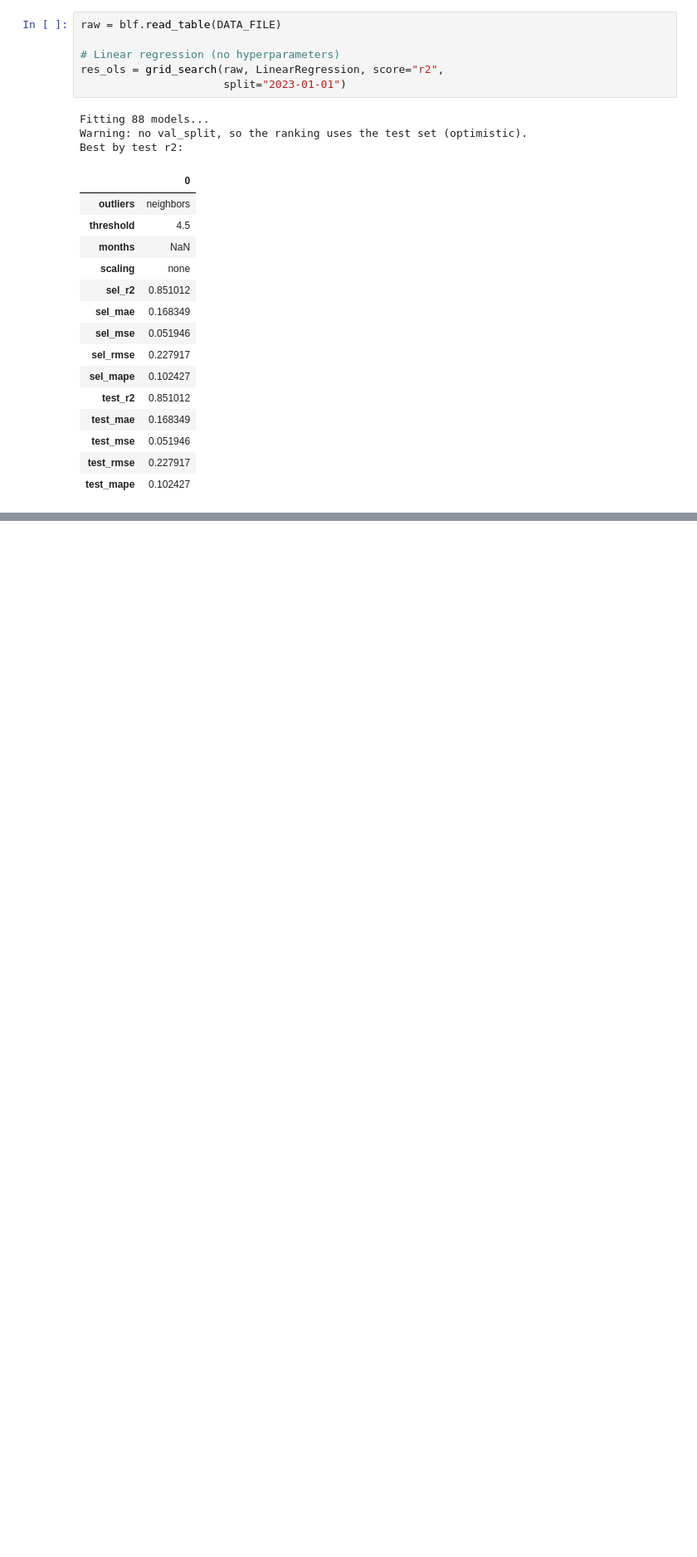
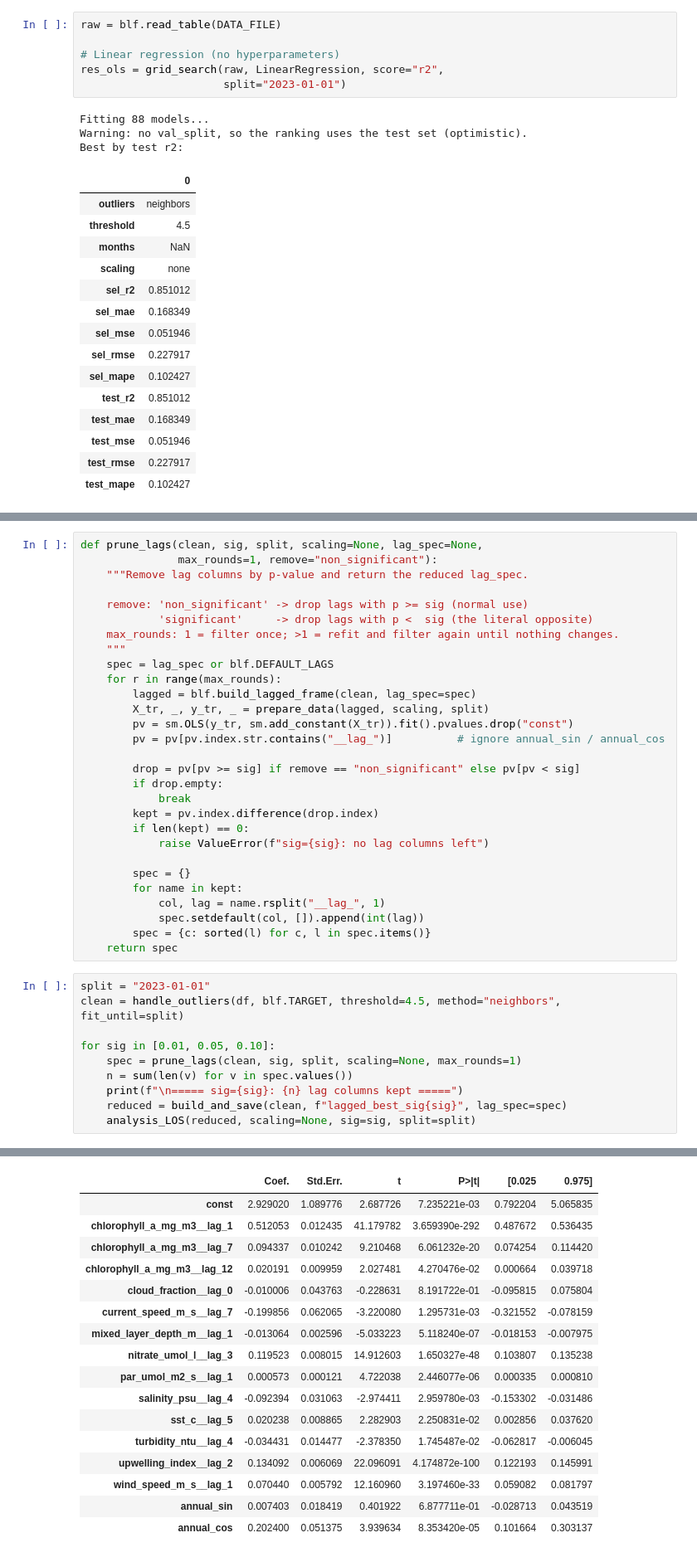
Before and after one commit to margaridardsf/Projeto-Machine-Learning, a Jupyter notebook: project_part1/training_code/experiencias3.ipynb, the cells around one changed output, grey strips where cells are left out. Shown at 83% size. Drawn from its saved outputs; the diff is of its cells as text; blank space fills up the shorter version.

```diff
--- a/project_part1/training_code/experiencias3.ipynb
+++ b/project_part1/training_code/experiencias3.ipynb
@@ -1127,0 +1187,40 @@ Best by test r2:
+# %%
+def prune_lags(clean, sig, split, scaling=None, lag_spec=None,
+               max_rounds=1, remove="non_significant"):
+    """Remove lag columns by p-value and return the reduced lag_spec.
+
+    remove: 'non_significant' -> drop lags with p >= sig (normal use)
+            'significant'     -> drop lags with p <  sig (the literal opposite)
+    max_rounds: 1 = filter once; >1 = refit and filter again until nothing changes.
+    """
+    spec = lag_spec or blf.DEFAULT_LAGS
+    for r in range(max_rounds):
+        lagged = blf.build_lagged_frame(clean, lag_spec=spec)
+        X_tr, _, y_tr, _ = prepare_data(lagged, scaling, split)
+        pv = sm.OLS(y_tr, sm.add_constant(X_tr)).fit().pvalues.drop("const")
+        pv = pv[pv.index.str.contains("__lag_")]          # ignore annual_sin / annual_cos
+
+        drop = pv[pv >= sig] if remove == "non_significant" else pv[pv < sig]
+        if drop.empty:
+            break
+        kept = pv.index.difference(drop.index)
+        if len(kept) == 0:
+            raise ValueError(f"sig={sig}: no lag columns left")
+
+        spec = {}
+        for name in kept:
+            col, lag = name.rsplit("__lag_", 1)
+            spec.setdefault(col, []).append(int(lag))
+        spec = {c: sorted(l) for c, l in spec.items()}
+    return spec
+# %%
+split = "2023-01-01"
+clean = handle_outliers(df, blf.TARGET, threshold=4.5, method="neighbors", fit_until=split)
+
+for sig in [0.01, 0.05, 0.10]:
+    spec = prune_lags(clean, sig, split, scaling=None, max_rounds=1)
+    n = sum(len(v) for v in spec.values())
+    print(f"\n===== sig={sig}: {n} lag columns kept =====")
+    reduced = build_and_save(clean, f"lagged_best_sig{sig}", lag_spec=spec)
+    analysis_LOS(reduced, scaling=None, sig=sig, split=split)
+# %% [output]
@@ -1127,0 +1283,17 @@ Best by test r2:
+|  | Coef. | Std.Err. | t | P>|t| | [0.025 | 0.975] |
+| const | 2.929020 | 1.089776 | 2.687726 | 7.235221e-03 | 0.792204 | 5.065835 |
+| chlorophyll_a_mg_m3__lag_1 | 0.512053 | 0.012435 | 41.179782 | 3.659390e-292 | 0.487672 | 0.536435 |
+| chlorophyll_a_mg_m3__lag_7 | 0.094337 | 0.010242 | 9.210468 | 6.061232e-20 | 0.074254 | 0.114420 |
+| chlorophyll_a_mg_m3__lag_12 | 0.020191 | 0.009959 | 2.027481 | 4.270476e-02 | 0.000664 | 0.039718 |
+| cloud_fraction__lag_0 | -0.010006 | 0.043763 | -0.228631 | 8.191722e-01 | -0.095815 | 0.075804 |
+| current_speed_m_s__lag_7 | -0.199856 | 0.062065 | -3.220080 | 1.295731e-03 | -0.321552 | -0.078159 |
+| mixed_layer_depth_m__lag_1 | -0.013064 | 0.002596 | -5.033223 | 5.118240e-07 | -0.018153 | -0.007975 |
+| nitrate_umol_l__lag_3 | 0.119523 | 0.008015 | 14.912603 | 1.650327e-48 | 0.103807 | 0.135238 |
+| par_umol_m2_s__lag_1 | 0.000573 | 0.000121 | 4.722038 | 2.446077e-06 | 0.000335 | 0.000810 |
+| salinity_psu__lag_4 | -0.092394 | 0.031063 | -2.974411 | 2.959780e-03 | -0.153302 | -0.031486 |
+| sst_c__lag_5 | 0.020238 | 0.008865 | 2.282903 | 2.250831e-02 | 0.002856 | 0.037620 |
+| turbidity_ntu__lag_4 | -0.034431 | 0.014477 | -2.378350 | 1.745487e-02 | -0.062817 | -0.006045 |
+| upwelling_index__lag_2 | 0.134092 | 0.006069 | 22.096091 | 4.174872e-100 | 0.122193 | 0.145991 |
+| wind_speed_m_s__lag_1 | 0.070440 | 0.005792 | 12.160960 | 3.197460e-33 | 0.059082 | 0.081797 |
+| annual_sin | 0.007403 | 0.018419 | 0.401922 | 6.877711e-01 | -0.028713 | 0.043519 |
+| annual_cos | 0.202400 | 0.051375 | 3.939634 | 8.353420e-05 | 0.101664 | 0.303137 |
```
Also changed, not shown: parts of 4 cells of this notebook, 6 other files.
